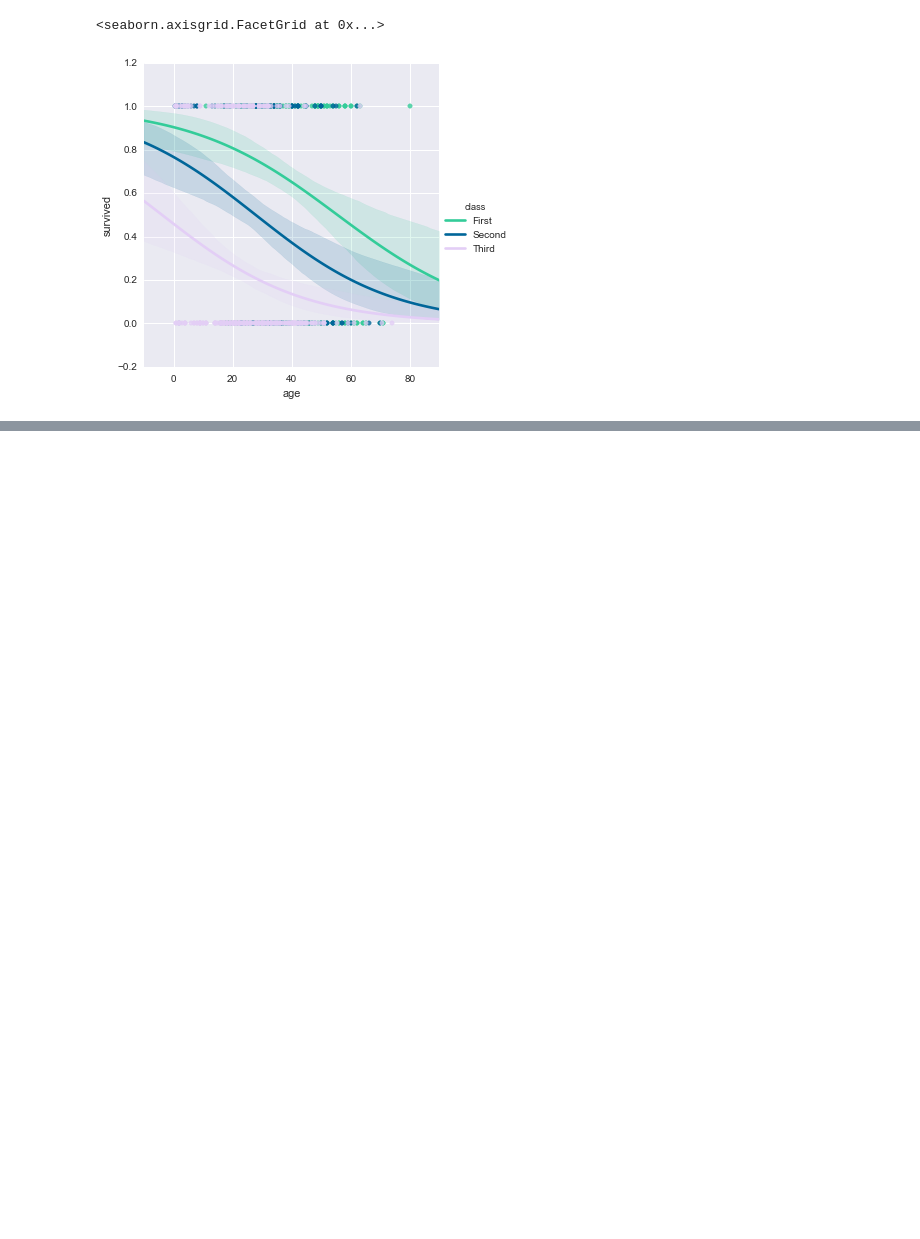
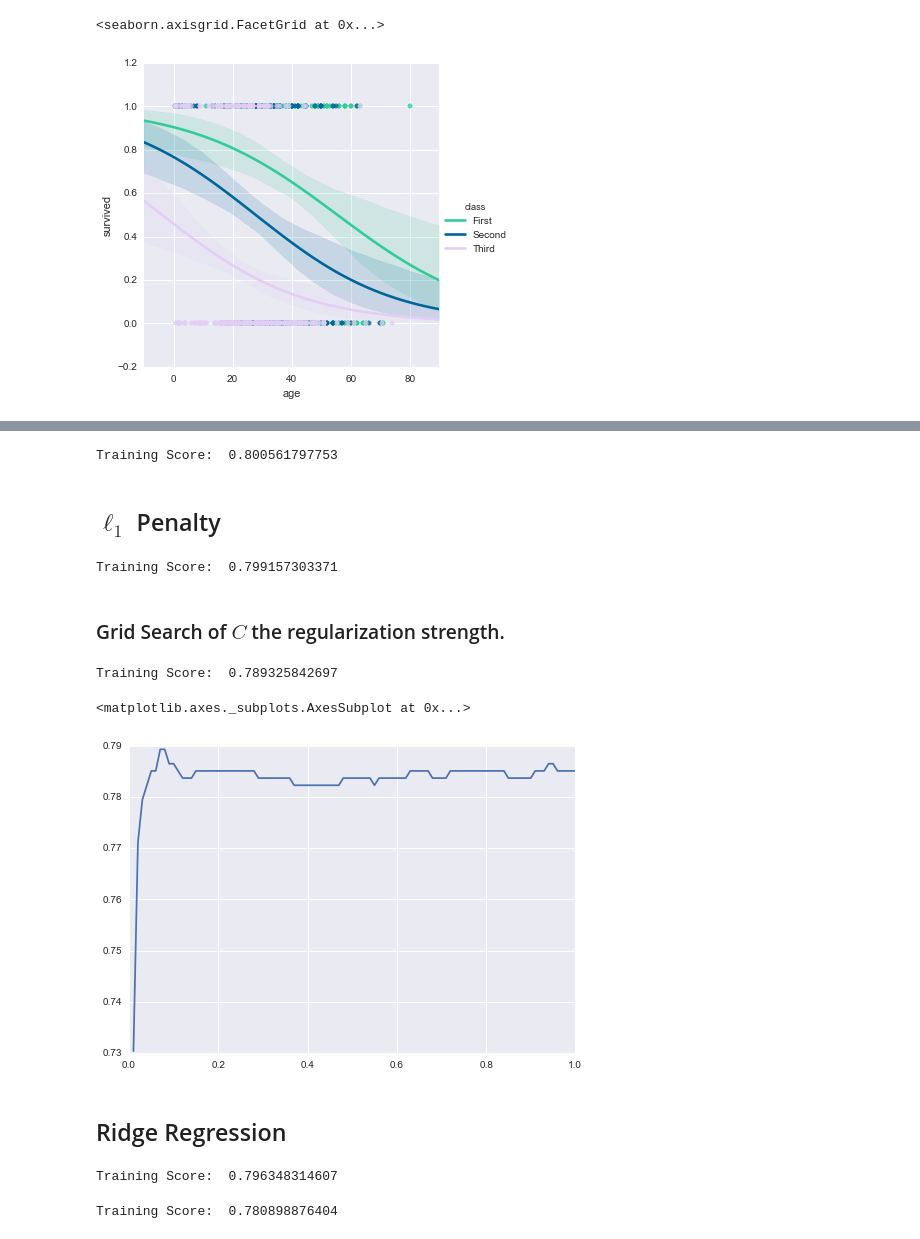
Before and after one commit to TomAugspurger/titanic, a Jupyter notebook: Titanic.ipynb, the cells around one changed output, grey strips where cells are left out. Cells and saved outputs as stored; diff of their text form; code cells hidden in the pictures; blank space fills up the shorter version.

```diff
--- a/Titanic.ipynb
+++ b/Titanic.ipynb
@@ -152,0 +189,44 @@ sns.lmplot("age", "survived", df, hue="class", palette=pal, logistic=True)
+# %%
+clf = LogisticRegression()
+clf.fit(X, y)
+yhats['yhat_logistic_0'] = clf.predict(test[feature_labels].values)
+print("Training Score: ", clf.score(X, y))
+# %% [output]
+Training Score:  0.800561797753
+# %% [markdown]
+## $\ell_1$ Penalty
+# %%
+clf = LogisticRegression(penalty="l1")
+clf.fit(X, y)
+yhats['yhat_logistic_l1'] = clf.predict(test[feature_labels].values)
+print("Training Score: ", clf.score(X, y))
+# %% [output]
+Training Score:  0.799157303371
+# %% [markdown]
+### Grid Search of $C$ the regularization strength.
+# %%
+lm = LogisticRegression()
+clf = GridSearchCV(lm, {'C': np.linspace(.01, 1, 100)})
+clf.fit(X, y)
+print("Training Score: ", clf.best_score_)
+yhats['yhat_logistic_gs_C'] = clf.best_estimator_.predict(test[feature_labels].values)
+# %% [output]
+Training Score:  0.789325842697
+# %%
+def plot_score(clf, x_param):
+    xs = []
+    ys = []
+    for g in clf.grid_scores_:
+        xs.append(g[0][x_param])
+        ys.append(g[1])
+
+    fig, ax = plt.subplots()
+    ax.plot(xs, ys)
+    return ax
+# %%
+plot_score(clf, x_param='C')
+# %% [output]
+<matplotlib.axes._subplots.AxesSubplot at 0x...>
+[figure, added]
+# %% [markdown]
+## Ridge Regression
@@ -152,0 +235,17 @@ sns.lmplot("age", "survived", df, hue="class", palette=pal, logistic=True)
+# %%
+# Naive
+
+clf = lm.RidgeClassifier()
+clf.fit(X, y.values)
+print("Training Score: ", clf.score(X, y))
+yhats['ridge_0'] = clf.predict(test[feature_labels].values)
+# %% [output]
+Training Score:  0.796348314607
+# %%
+# normalize
+clf = lm.RidgeClassifier(normalize=True)
+clf.fit(X, y.values)
+print("Training Score: ", clf.score(X, y))
+yhats['ridge_normalized'] = clf.predict(test[feature_labels].values)
+# %% [output]
+Training Score:  0.780898876404
```
Also changed, not shown: parts of 38 cells of this notebook.
